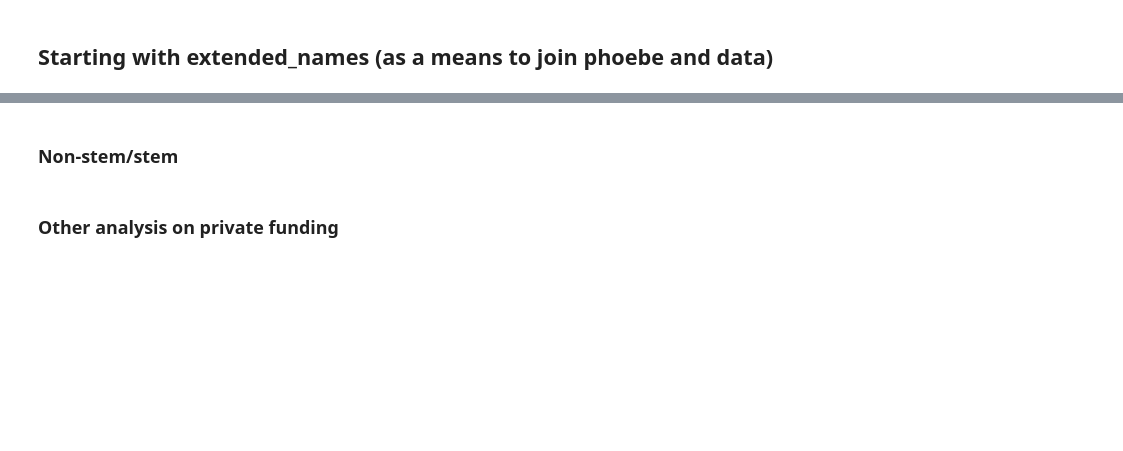
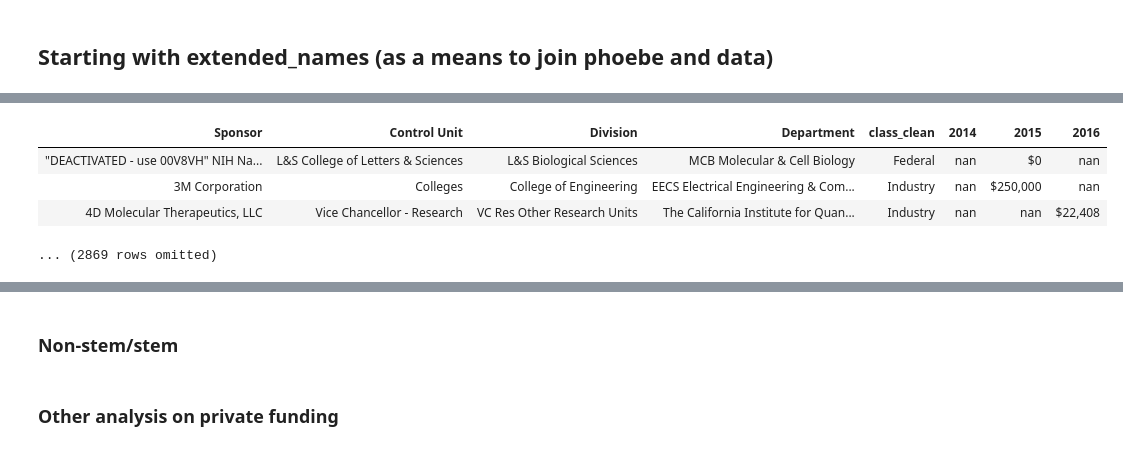
Before and after one commit to dailycal-projects/private-research, a Jupyter notebook: notebooks/Research Funding Data Wrangling.ipynb, the cells around one changed output, grey strips where cells are left out. Saved outputs shown, nothing was run; the diff lists cells and outputs as text; code cells hidden in the pictures; blank space fills up the shorter version.

```diff
--- a/notebooks/Research Funding Data Wrangling.ipynb
+++ b/notebooks/Research Funding Data Wrangling.ipynb
@@ -156,3 +224,15 @@ combined_clean_name.show(3)
+# %%
+def sponsor_to_class_mapper(row):
+    if row.Sponsor in sponsor_to_class:
+        return sponsor_to_class[row.Sponsor]
+    else:
+        return row['Sponsor Class']
+# %%
+phoebe = phoebe.to_df().assign(class_clean = phoebe.to_df().apply(sponsor_to_class_mapper, axis=1))
+# %%
+phoebe = phoebe.drop_duplicates(subset='Sponsor')
+# %%
+phoebe = Table().from_df(phoebe)
 # %%
 combined_phoebe = combined_clean_name.join('Sponsor', phoebe)
 combined_phoebe.show(5)
@@ -159,4 +247,10 @@ combined_phoebe.show(5)
 # %%
-combined_phoebe_conc = combined_phoebe.select(['Sponsor', '\ufeffControl Unit', 'Division', 'Department', 'Sponsor Class', '2014', '2015', '2016'])
+combined_phoebe_conc = combined_phoebe.select(['Sponsor', 'Control Unit', 'Division', 'Department', 'class_clean', '2014', '2015', '2016'])
 combined_phoebe_conc.show(3)
 # combined_phoebe.labels
+# %% [output]
+| Sponsor | Control Unit | Division | Department | class_clean | 2014 | 2015 | 2016 |
+| "DEACTIVATED - use 00V8VH" NIH Na... | L&S College of Letters & Sciences | L&S Biological Sciences | MCB Molecular & Cell Biology | Federal | nan | $0 | nan |
+| 3M Corporation | Colleges | College of Engineering | EECS Electrical Engineering & Com... | Industry | nan | $250,000 | nan |
+| 4D Molecular Therapeutics, LLC | Vice Chancellor - Research | VC Res Other Research Units | The California Institute for Quan... | Industry | nan | nan | $22,408 |
+... (2869 rows omitted)
```
Also changed, not shown: parts of 130 cells of this notebook, 3 other files.
